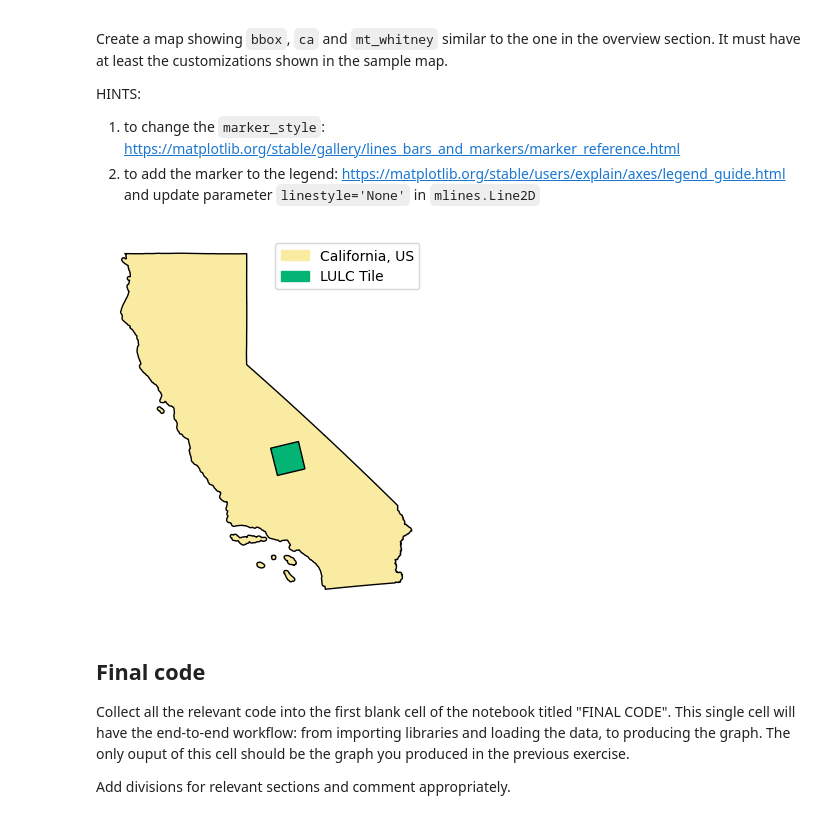
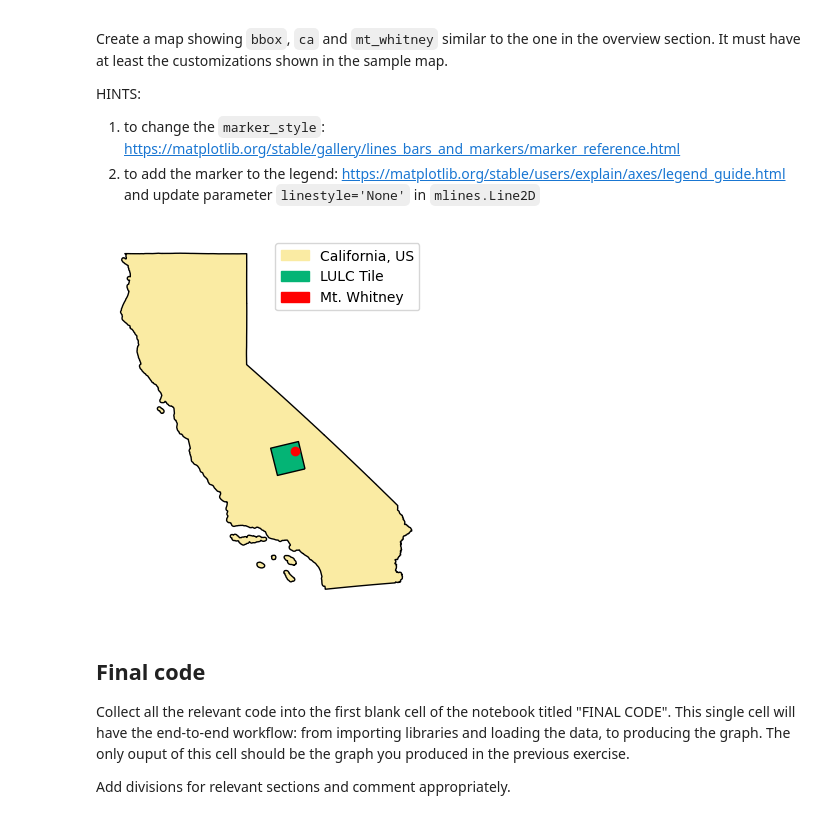
Before and after one commit to cnordheim-maestas/eds-220-hwk4, a Jupyter notebook: hwk4-task1-whitney-map.ipynb, the cells around one changed output. Saved outputs shown, nothing was run; the diff lists cells and outputs as text; code cells hidden in the pictures.

Commit message:
added mt whitney still need to triangle

```diff
--- a/hwk4-task1-whitney-map.ipynb
+++ b/hwk4-task1-whitney-map.ipynb
@@ -165,2 +167,15 @@ Create a `geopands.GeoDataFrame` named `mt_whitney` having the coordinates of Mo
 # %%
-# your code here
+# Coordinates: 36.578756, -118.292377
+# Source: pinned on Google Maps, got those coordinates
+# Stack exchange article that helped me determine the crs:
+# https://gis.stackexchange.com/questions/327033/finding-the-right-crs-for-google-map-coordinates
+
+coords = pd.DataFrame(
+    {
+        "latitude": [36.578756],
+        "longitude": [-118.292377],
+    }
+)
+
+coords.head()
+type(coords)
@@ -166,0 +184,8 @@ Create a `geopands.GeoDataFrame` named `mt_whitney` having the coordinates of Mo
+# %%
+mount = gpd.GeoDataFrame(coords, # data
+                                    # specify geometry column
+                                    geometry=gpd.points_from_xy(coords.longitude,
+                                             coords.latitude),
+                                    # specify CRS
+                                    crs='EPSG:4326' #points pulled from google maps, stack exchange says this is the right epsg
+                    )
@@ -176,3 +206,7 @@ print('Same CRS as CA? ', bbox_reprojected.crs == ca.crs)
 # %% [output]
 CRS:  epsg:3857
 Same CRS as CA?  True
+# %%
+mount_reprojected = mount.to_crs(ca.crs)
+print('CRS: ', mount_reprojected.crs) # check that it changed the crs
+print('Same CRS as CA? ', mount_reprojected.crs == ca.crs)
@@ -188,27 +225,34 @@ HINTS:
 # %%
 fig, ax= plt.subplots()
 ax.axis('off') # remove the pesky box
 #----------------------------------
 # California
 # change color and add balck border
 ca.plot(ax=ax, color='#faeba3', edgecolor='black')
 # make legend pretty
 ca_patch = mpatches.Patch(color='#faeba3', label = 'California, US')
 
 #----------------------------------
 # bbox
 # change color and add balck border
 bbox_reprojected.plot(ax=ax, color='#04b475', edgecolor='black')
 # make legend pretty
 bbox_patch = mpatches.Patch(color='#04b475', label = 'LULC Tile')
 
 #----------------------------------
+# mount whitney
+# change color and add balck border
+mount_reprojected.plot(ax=ax, color='red')
+# make legend pretty
+mount_patch = mpatches.Patch(color='red', label = 'Mt. Whitney')
+
+#----------------------------------
 # create a legend
-ax.legend(handles = [ca_patch, bbox_patch], loc='upper right')
+ax.legend(handles = [ca_patch, bbox_patch, mount_patch], loc='upper right')
 
 plt.show()
 # %% [output]
-[figure, old version]
+[figure, new version]
 # %% [markdown]
 ## Final code
 Collect all the relevant code into the first blank cell of the notebook titled "FINAL CODE". This single cell will have the end-to-end workflow: from importing libraries and loading the data, to producing the graph. The only ouput of this cell should be the graph you produced in the previous exercise.
```
Also changed, not shown: parts of 4 cells of this notebook.
